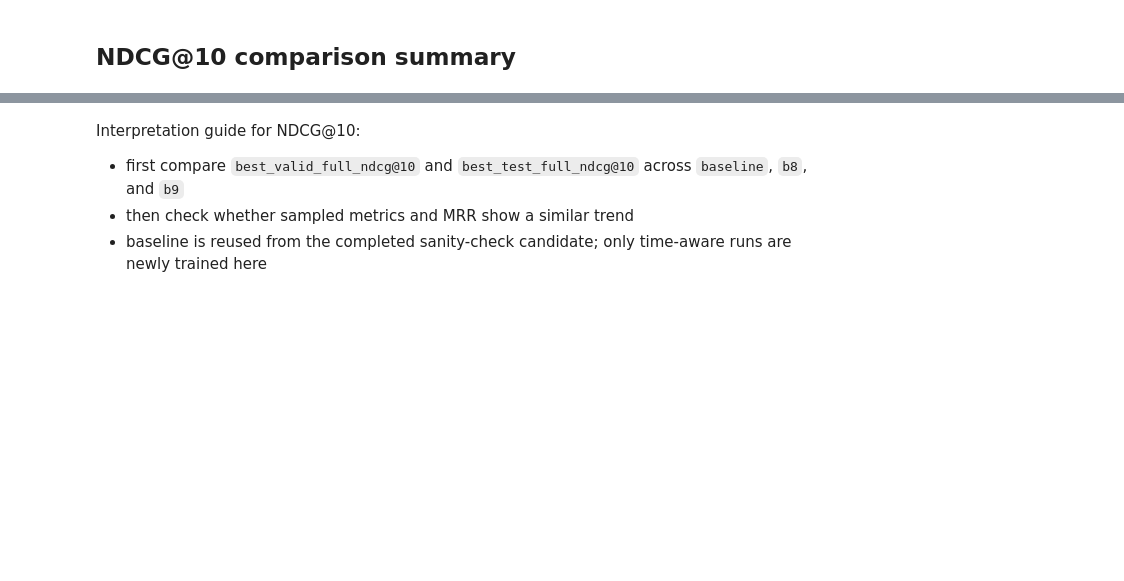
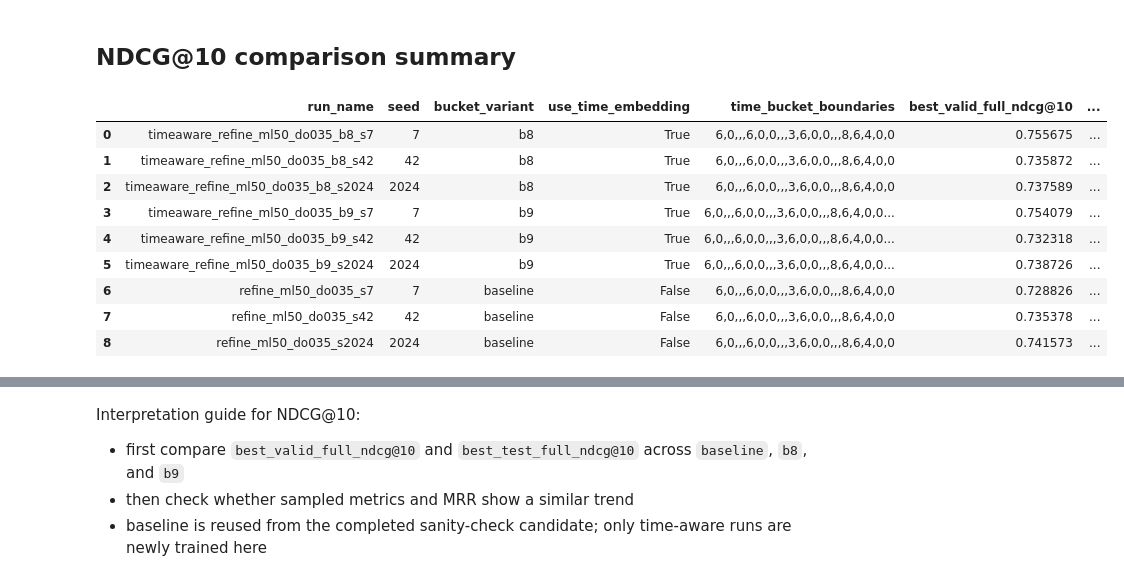
Before and after one commit to hwbuzz/time-aware-behavior-prediction, a Jupyter notebook: notebooks/sasrec_timeaware_bpi2012_colab_train_03_260513.ipynb, the cells around one changed output, grey strips where cells are left out. Saved outputs shown, nothing was run; the diff lists cells and outputs as text; code cells hidden in the pictures; blank space fills up the shorter version.

Commit message:
time aware 실험

```diff
--- a/notebooks/sasrec_timeaware_bpi2012_colab_train_03_260513.ipynb
+++ b/notebooks/sasrec_timeaware_bpi2012_colab_train_03_260513.ipynb
@@ -560,44 +850,66 @@ def rebuild_df(output_dir: str):
         })
         rows.append(row)
     return pd.DataFrame(rows)
+# %%
+pd.set_option("display.max_rows", None)
+pd.set_option("display.max_columns", None)
+pd.set_option("display.width", 1000)
+pd.set_option("display.max_colwidth", None)
 # %% [markdown]
 ## NDCG@10 comparison summary
 # %%
 baseline_runs = [
     'refine_ml50_do035_s42',
     'refine_ml50_do035_s2024',
     'refine_ml50_do035_s7',
 ]
 timeaware_runs = [
     'timeaware_refine_ml50_do035_b8_s42',
     'timeaware_refine_ml50_do035_b8_s2024',
     'timeaware_refine_ml50_do035_b8_s7',
     'timeaware_refine_ml50_do035_b9_s42',
     'timeaware_refine_ml50_do035_b9_s2024',
     'timeaware_refine_ml50_do035_b9_s7',
 ]
 
 baseline_df = rebuild_df(BASELINE_NDCG10_OUTPUT_DIR)
 timeaware_df = rebuild_df(TIMEAWARE_NDCG10_OUTPUT_DIR)
 
 baseline_subset = baseline_df[baseline_df['run_name'].isin(baseline_runs)].copy()
 baseline_subset['model_variant'] = 'baseline'
 baseline_subset['bucket_variant'] = 'baseline'
 
 timeaware_subset = timeaware_df[timeaware_df['run_name'].isin(timeaware_runs)].copy()
 timeaware_subset['model_variant'] = 'timeaware'
 timeaware_subset['bucket_variant'] = timeaware_subset['run_name'].apply(lambda x: 'b8' if '_b8_' in x else 'b9')
 
 df_ndcg10 = pd.concat([baseline_subset, timeaware_subset], ignore_index=True)
 df_ndcg10 = df_ndcg10.sort_values(['bucket_variant', 'seed', 'run_name']).reset_index(drop=True)
 df_ndcg10[[
     'run_name', 'seed', 'bucket_variant', 'use_time_embedding', 'time_bucket_boundaries',
-    'best_valid_full_ndcg@5', 'best_test_full_ndcg@5',
-    'best_valid_full_ndcg@10', 'best_test_full_ndcg@10',
-    'best_valid_full_mrr', 'best_test_full_mrr',
-    'best_valid_sampled_ndcg@5', 'best_test_sampled_ndcg@5',
-    'best_valid_sampled_ndcg@10', 'best_test_sampled_ndcg@10',
-    'best_valid_sampled_mrr', 'best_test_sampled_mrr',
+    'best_valid_full_ndcg@10', 'best_valid_full_hr@10',
+    'best_valid_full_ndcg@5', 'best_valid_full_hr@5',
+    'best_valid_full_mrr',
+    'best_test_full_ndcg@10', 'best_test_full_hr@10',
+    'best_test_full_ndcg@5', 'best_test_full_hr@5',
+    'best_test_full_mrr',
+    'best_valid_sampled_ndcg@10', 'best_valid_sampled_hr@10',
+    'best_valid_sampled_ndcg@5', 'best_valid_sampled_hr@5',
+    'best_valid_sampled_mrr',
+    'best_test_sampled_ndcg@10', 'best_test_sampled_hr@10',
+    'best_test_sampled_ndcg@5', 'best_test_sampled_hr@5',
+    'best_test_sampled_mrr',
 ]]
+# %% [output]
+|  | run_name | seed | bucket_variant | use_time_embedding | time_bucket_boundaries | best_valid_full_ndcg@10 | ... |
+| 0 | timeaware_refine_ml50_do035_b8_s7 | 7 | b8 | True | 6,0,,,6,0,0,,,3,6,0,0,,,8,6,4,0,0 | 0.755675 | ... |
+| 1 | timeaware_refine_ml50_do035_b8_s42 | 42 | b8 | True | 6,0,,,6,0,0,,,3,6,0,0,,,8,6,4,0,0 | 0.735872 | ... |
+| 2 | timeaware_refine_ml50_do035_b8_s2024 | 2024 | b8 | True | 6,0,,,6,0,0,,,3,6,0,0,,,8,6,4,0,0 | 0.737589 | ... |
+| 3 | timeaware_refine_ml50_do035_b9_s7 | 7 | b9 | True | 6,0,,,6,0,0,,,3,6,0,0,,,8,6,4,0,0... | 0.754079 | ... |
+| 4 | timeaware_refine_ml50_do035_b9_s42 | 42 | b9 | True | 6,0,,,6,0,0,,,3,6,0,0,,,8,6,4,0,0... | 0.732318 | ... |
+| 5 | timeaware_refine_ml50_do035_b9_s2024 | 2024 | b9 | True | 6,0,,,6,0,0,,,3,6,0,0,,,8,6,4,0,0... | 0.738726 | ... |
+| 6 | refine_ml50_do035_s7 | 7 | baseline | False | 6,0,,,6,0,0,,,3,6,0,0,,,8,6,4,0,0 | 0.728826 | ... |
+| 7 | refine_ml50_do035_s42 | 42 | baseline | False | 6,0,,,6,0,0,,,3,6,0,0,,,8,6,4,0,0 | 0.735378 | ... |
+| 8 | refine_ml50_do035_s2024 | 2024 | baseline | False | 6,0,,,6,0,0,,,3,6,0,0,,,8,6,4,0,0 | 0.741573 | ... |
 # %%
 summary_ndcg10 = df_ndcg10.groupby('bucket_variant')[[
```
Also changed, not shown: parts of 25 cells of this notebook, 16 other files.
